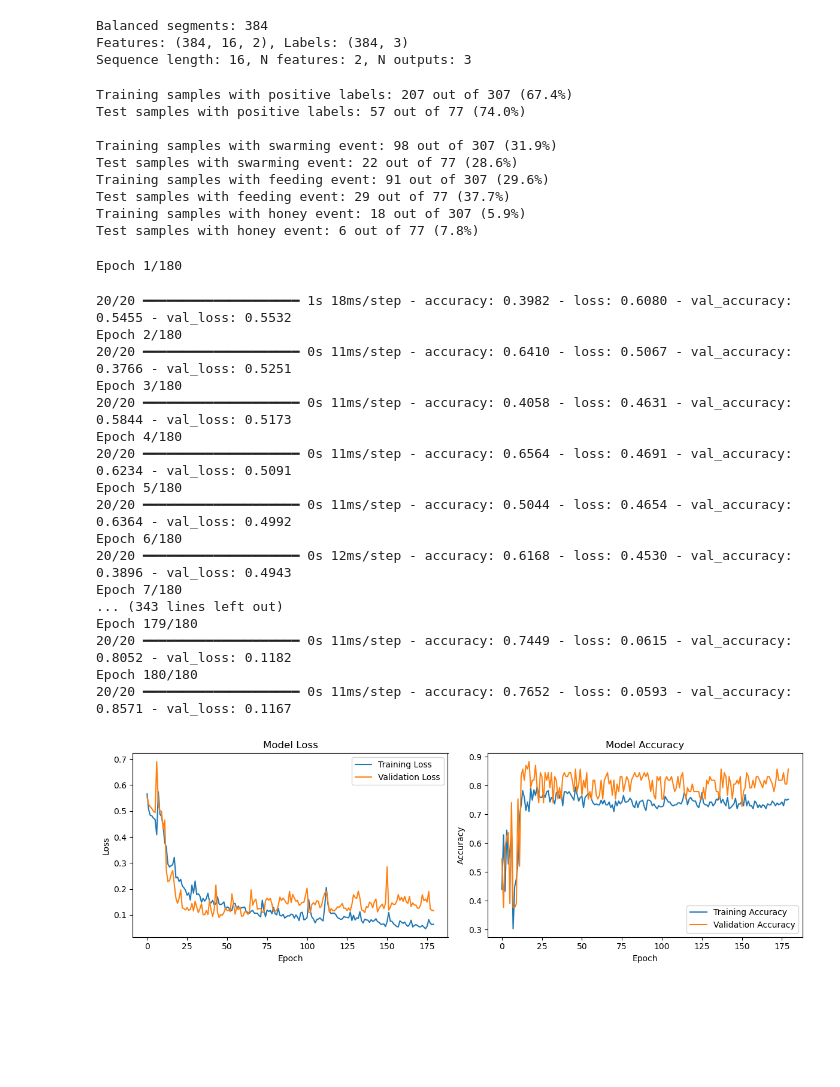
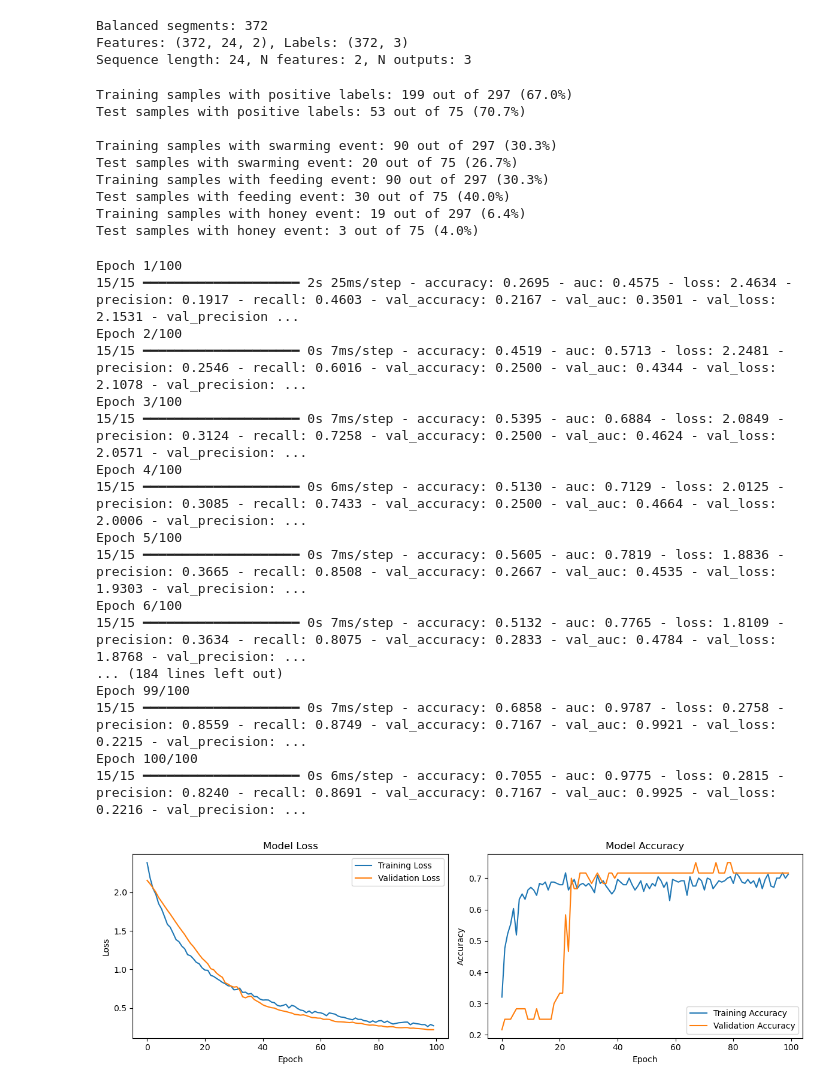
Before and after one commit to Lantain/HiveMonitor, a Jupyter notebook: model_modern.ipynb, the cells around one changed output. Drawn from its saved outputs; the diff is of its cells as text; code cells hidden in the pictures; blank space fills up the shorter version.

```diff
--- a/model_modern.ipynb
+++ b/model_modern.ipynb
@@ -8,13 +8,13 @@ import matplotlib.pyplot as plt
 import models
 
 SEED = 2
-SEGMENT_SIZE = 16
+SEGMENT_SIZE = 24
 events = ['swarming', 'feeding', 'honey']
 timestamps = BeeTimestamps(
     'timestamps-v4.json',
     './dataset/transformed_populated/interval_15m',
     events=events,
-    features=['temp_ratio', 'weight_kg_3_pct'],
+    features=['weight_kg_3_pct', 'month'],
     step=1
 )
 segments = timestamps.get_segments_for_minor_events(
@@ -45,9 +45,9 @@ n_features = X_train.shape[2]
 n_outputs = y_train.shape[1]
 print(f"Sequence length: {sequence_length}, N features: {n_features}, N outputs: {n_outputs}")
 # %% [output]
-Balanced segments: 384
-Features: (384, 16, 2), Labels: (384, 3)
-Sequence length: 16, N features: 2, N outputs: 3
+Balanced segments: 372
+Features: (372, 24, 2), Labels: (372, 3)
+Sequence length: 24, N features: 2, N outputs: 3
 # %%
 train_positive = np.sum(np.any(y_train == 1, axis=1))
 test_positive = np.sum(np.any(y_test == 1, axis=1))
@@ -67,17 +67,17 @@ print(f"Test samples with feeding event: {test_samples_with_feeding} out of {len
 print(f"Training samples with honey event: {training_samples_with_honey} out of {len(y_train)} ({training_samples_with_honey/len(y_train)*100:.1f}%)")
 print(f"Test samples with honey event: {test_samples_with_honey} out of {len(y_test)} ({test_samples_with_honey/len(y_test)*100:.1f}%)")
 # %% [output]
-Training samples with positive labels: 207 out of 307 (67.4%)
-Test samples with positive labels: 57 out of 77 (74.0%)
+Training samples with positive labels: 199 out of 297 (67.0%)
+Test samples with positive labels: 53 out of 75 (70.7%)
 
-Training samples with swarming event: 98 out of 307 (31.9%)
-Test samples with swarming event: 22 out of 77 (28.6%)
-Training samples with feeding event: 91 out of 307 (29.6%)
-Test samples with feeding event: 29 out of 77 (37.7%)
-Training samples with honey event: 18 out of 307 (5.9%)
-Test samples with honey event: 6 out of 77 (7.8%)
+Training samples with swarming event: 90 out of 297 (30.3%)
+Test samples with swarming event: 20 out of 75 (26.7%)
+Training samples with feeding event: 90 out of 297 (30.3%)
+Test samples with feeding event: 30 out of 75 (40.0%)
+Training samples with honey event: 19 out of 297 (6.4%)
+Test samples with honey event: 3 out of 75 (4.0%)
 # %%
-model = models.lstm_v1(
+model = models.lstm_v2(
     SEGMENT_SIZE=SEGMENT_SIZE,
     sequence_length=sequence_length,
     n_features=n_features,
@@ -85,34 +85,35 @@ model = models.lstm_v1(
 )
 
 history = model.fit(X_train, y_train,
-    epochs=180,
+    epochs=100,
     batch_size=16,
-    validation_data=(X_test, y_test),
-    # callbacks=[early_stopping]
+    validation_split=0.2,
+    # validation_data=(X_test, y_test),
+    shuffle=True,
+    callbacks=[models.early_stopping, models.reduce_lr]
 )
 # %% [output]
-Epoch 1/180
+Epoch 1/100
+15/15 ━━━━━━━━━━━━━━━━━━━━ 2s 25ms/step - accuracy: 0.2695 - auc: 0.4575 - loss: 2.4634 - precision: 0.1917 - recall: 0.4603 - val_accuracy: 0.2167 - val_auc: 0.3501 - val_loss: 2.1531 - val_precision ...
+Epoch 2/100
+15/15 ━━━━━━━━━━━━━━━━━━━━ 0s 7ms/step - accuracy: 0.4519 - auc: 0.5713 - loss: 2.2481 - precision: 0.2546 - recall: 0.6016 - val_accuracy: 0.2500 - val_auc: 0.4344 - val_loss: 2.1078 - val_precision: ...
+Epoch 3/100
+15/15 ━━━━━━━━━━━━━━━━━━━━ 0s 7ms/step - accuracy: 0.5395 - auc: 0.6884 - loss: 2.0849 - precision: 0.3124 - recall: 0.7258 - val_accuracy: 0.2500 - val_auc: 0.4624 - val_loss: 2.0571 - val_precision: ...
+Epoch 4/100
+15/15 ━━━━━━━━━━━━━━━━━━━━ 0s 6ms/step - accuracy: 0.5130 - auc: 0.7129 - loss: 2.0125 - precision: 0.3085 - recall: 0.7433 - val_accuracy: 0.2500 - val_auc: 0.4664 - val_loss: 2.0006 - val_precision: ...
+Epoch 5/100
+15/15 ━━━━━━━━━━━━━━━━━━━━ 0s 7ms/step - accuracy: 0.5605 - auc: 0.7819 - loss: 1.8836 - precision: 0.3665 - recall: 0.8508 - val_accuracy: 0.2667 - val_auc: 0.4535 - val_loss: 1.9303 - val_precision: ...
+Epoch 6/100
+15/15 ━━━━━━━━━━━━━━━━━━━━ 0s 7ms/step - accuracy: 0.5132 - auc: 0.7765 - loss: 1.8109 - precision: 0.3634 - recall: 0.8075 - val_accuracy: 0.2833 - val_auc: 0.4784 - val_loss: 1.8768 - val_precision: ...
+... (184 lines left out)
+Epoch 99/100
+15/15 ━━━━━━━━━━━━━━━━━━━━ 0s 7ms/step - accuracy: 0.6858 - auc: 0.9787 - loss: 0.2758 - precision: 0.8559 - recall: 0.8749 - val_accuracy: 0.7167 - val_auc: 0.9921 - val_loss: 0.2215 - val_precision: ...
+Epoch 100/100
+15/15 ━━━━━━━━━━━━━━━━━━━━ 0s 6ms/step - accuracy: 0.7055 - auc: 0.9775 - loss: 0.2815 - precision: 0.8240 - recall: 0.8691 - val_accuracy: 0.7167 - val_auc: 0.9925 - val_loss: 0.2216 - val_precision: ...
-20/20 ━━━━━━━━━━━━━━━━━━━━ 1s 18ms/step - accuracy: 0.3982 - loss: 0.6080 - val_accuracy: 0.5455 - val_loss: 0.5532
-Epoch 2/180
-20/20 ━━━━━━━━━━━━━━━━━━━━ 0s 11ms/step - accuracy: 0.6410 - loss: 0.5067 - val_accuracy: 0.3766 - val_loss: 0.5251
-Epoch 3/180
-20/20 ━━━━━━━━━━━━━━━━━━━━ 0s 11ms/step - accuracy: 0.4058 - loss: 0.4631 - val_accuracy: 0.5844 - val_loss: 0.5173
-Epoch 4/180
-20/20 ━━━━━━━━━━━━━━━━━━━━ 0s 11ms/step - accuracy: 0.6564 - loss: 0.4691 - val_accuracy: 0.6234 - val_loss: 0.5091
-Epoch 5/180
-20/20 ━━━━━━━━━━━━━━━━━━━━ 0s 11ms/step - accuracy: 0.5044 - loss: 0.4654 - val_accuracy: 0.6364 - val_loss: 0.4992
-Epoch 6/180
-20/20 ━━━━━━━━━━━━━━━━━━━━ 0s 12ms/step - accuracy: 0.6168 - loss: 0.4530 - val_accuracy: 0.3896 - val_loss: 0.4943
-Epoch 7/180
-... (343 lines left out)
-Epoch 179/180
-20/20 ━━━━━━━━━━━━━━━━━━━━ 0s 11ms/step - accuracy: 0.7449 - loss: 0.0615 - val_accuracy: 0.8052 - val_loss: 0.1182
-Epoch 180/180
-20/20 ━━━━━━━━━━━━━━━━━━━━ 0s 11ms/step - accuracy: 0.7652 - loss: 0.0593 - val_accuracy: 0.8571 - val_loss: 0.1167
 # %%
 models.visualize_training(history)
 # Evaluate on test set
-test_loss, test_accuracy = model.evaluate(X_test, y_test)
+test_loss, test_accuracy, test_auc, test_precision, test_recall = model.evaluate(X_test, y_test)
 print(f'\nTest accuracy: {test_accuracy:.4f}')
 # %% [output]
-[figure, old version]
+[figure, new version]
```
Also changed, not shown: parts of 5 cells of this notebook, 4 other files.
